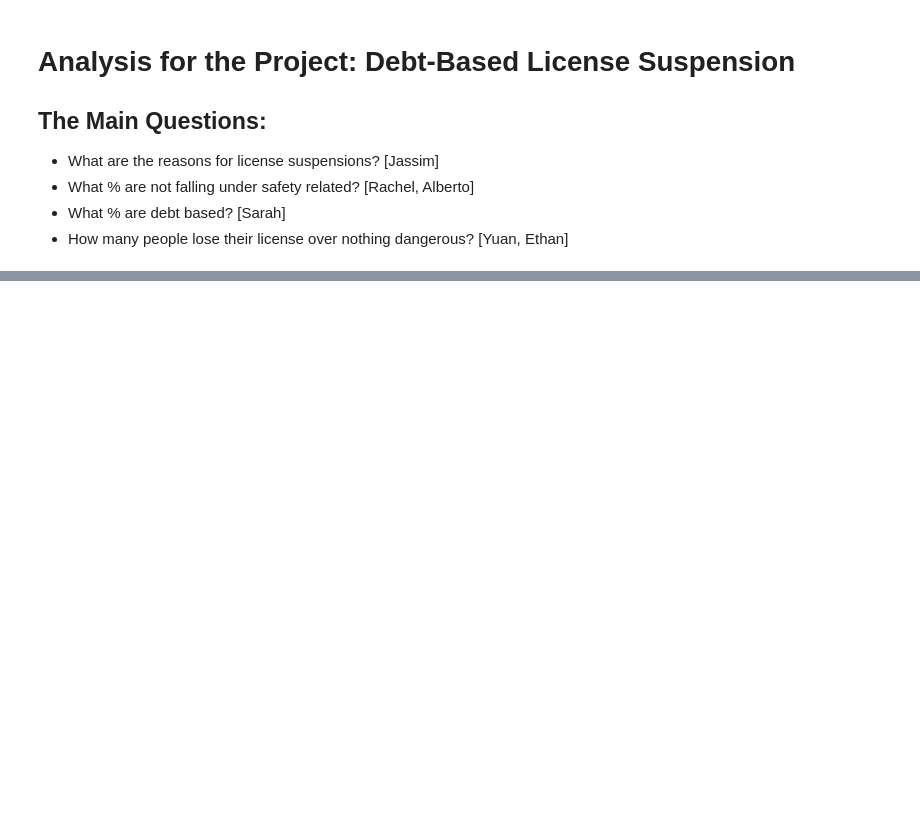
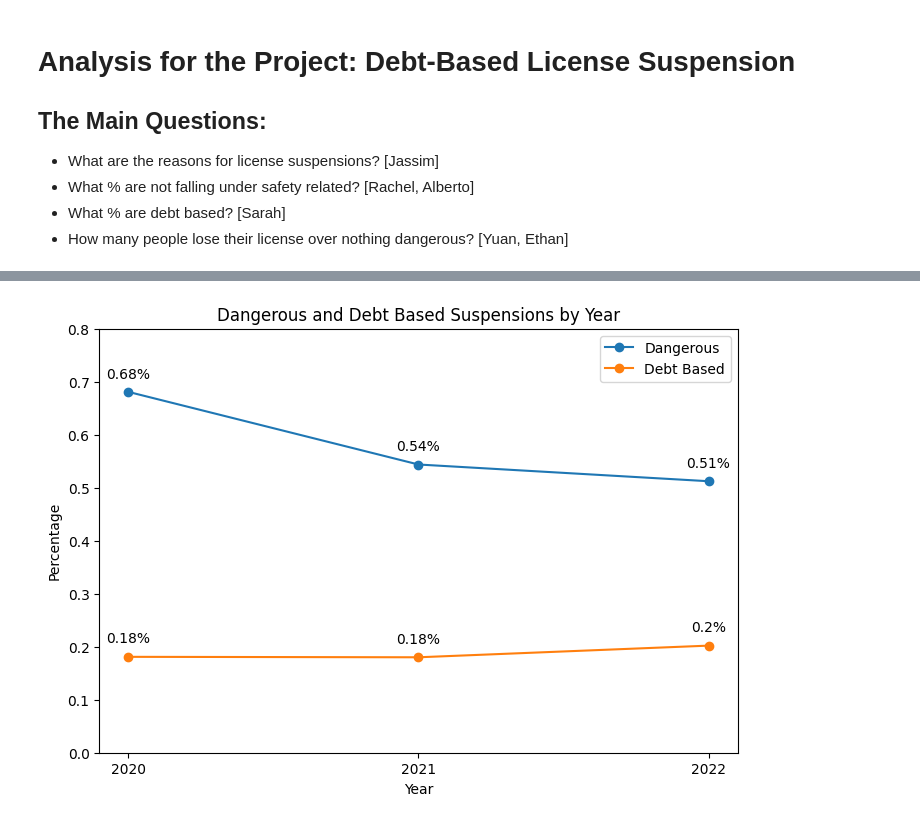
Before and after one commit to BU-Spark/ds4g-livable-streets-debt, a Jupyter notebook: analysis/discovery.ipynb, the cells around one changed output, grey strips where cells are left out. Cells and saved outputs as stored; diff of their text form; code cells hidden in the pictures; blank space fills up the shorter version.

Commit message:
New charts

```diff
--- a/analysis/discovery.ipynb
+++ b/analysis/discovery.ipynb
@@ -453,0 +165,8 @@ rein_df[
+# %%
+# pyright: reportArgumentType=false
+
+reasons_path = pathlib.Path.cwd().parent.joinpath('data', 'suspension_reasons_classified.xlsx')
+
+reasons = pd.read_excel(reasons_path, engine='calamine')
+reasons.loc[:, 'dangerous'] = reasons['dangerous'].apply(lambda x: bool(x) if x == 0 or x == 1 else x)
+reasons
@@ -453,0 +187,3 @@ rein_df[
+# %%
+sus_reason = suspension.merge(reasons, on='Description')
+sus_reason
@@ -453,0 +239,38 @@ rein_df[
+# %%
+plt.figure(figsize=(7, 5))
+plt.title('Dangerous and Debt Based Suspensions by Year')
+
+plt.plot(dd_by_year.index, dd_by_year['dangerous_ratio'], label='Dangerous', marker='o')
+plt.plot(dd_by_year.index, dd_by_year['debt_based_ratio'], label='Debt Based', marker='o')
+
+plt.xticks(dd_by_year.index)
+
+for i, v in zip(dd_by_year.index, dd_by_year['dangerous_ratio']):
+    plt.annotate(
+        f'{round(v, 2)}%',
+        (i, v),
+        textcoords="offset points",
+        xytext=(0, 10),
+        ha='center'
+    )
+
+for i, v in zip(dd_by_year.index, dd_by_year['debt_based_ratio']):
+    plt.annotate(
+        f'{round(v, 2)}%',
+        (i, v),
+        textcoords="offset points",
+        xytext=(0, 10),
+        ha='center',
+    )
+
+plt.tight_layout()
+plt.ylim(0, 0.8)
+
+plt.xlabel('Year')
+plt.ylabel('Percentage')
+
+plt.savefig(img_path / 'dangerous_debt_based_suspensions_by_year.png')
+plt.legend()
+plt.show()
+# %% [output]
+[figure, added]
```
Also changed, not shown: parts of 45 cells of this notebook, 2 other files.
